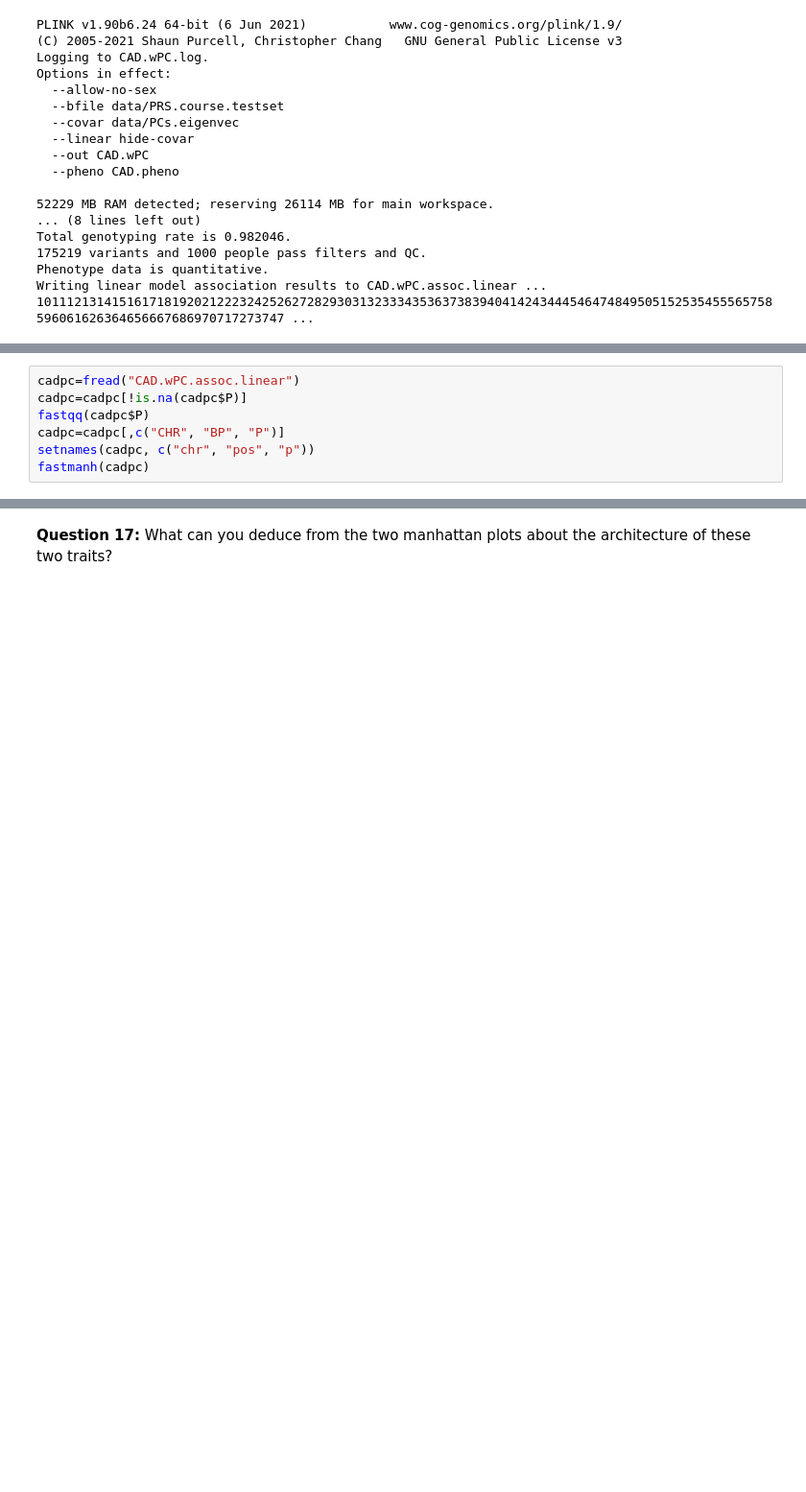
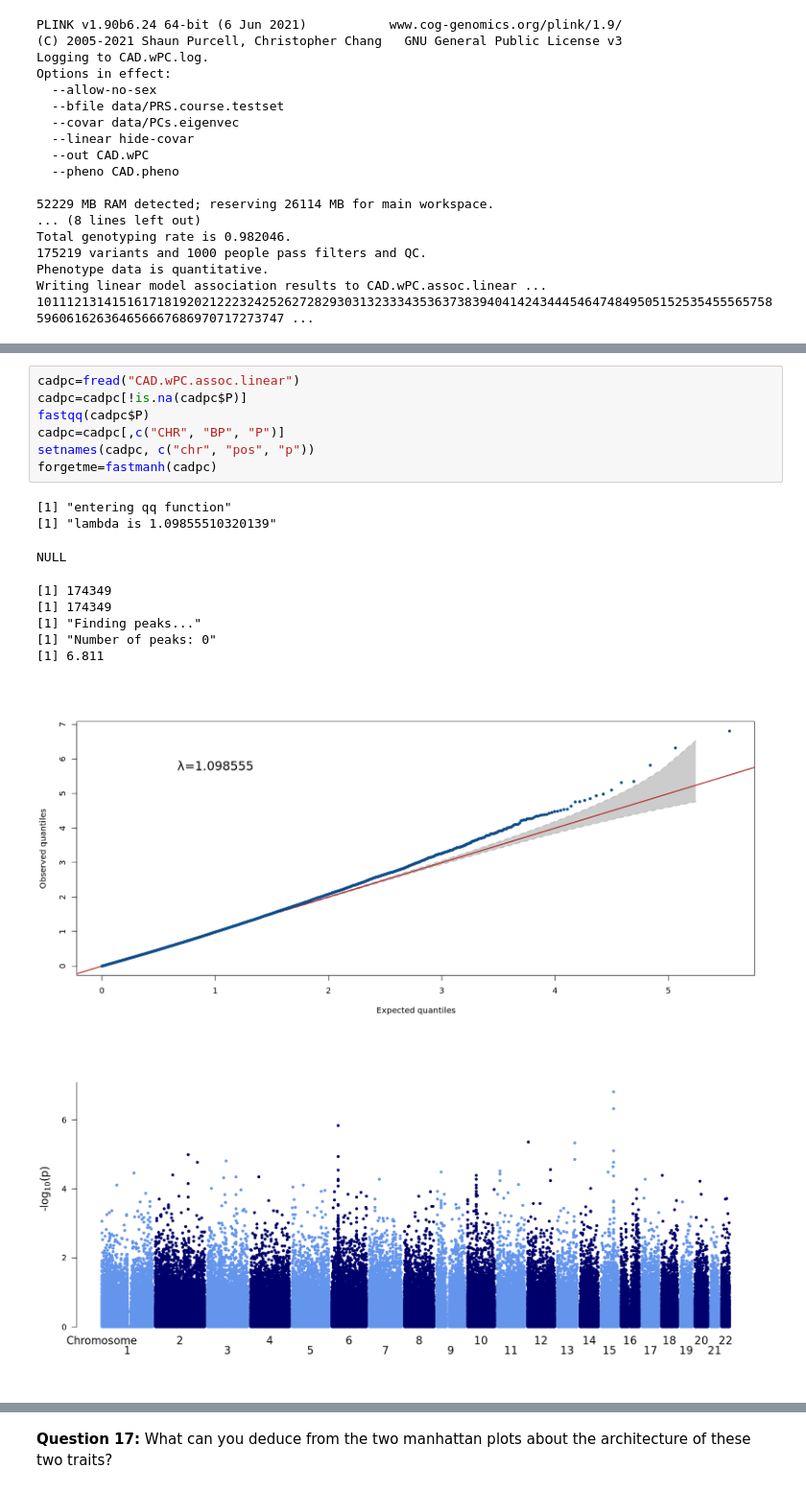
Before and after one commit to hmgu-itg/mybinder-TUM, a Jupyter notebook: Gagneur_PRS_Rversion.ipynb, the cells around one changed output, grey strips where cells are left out. Shown at 96% size. Drawn from its saved outputs; the diff is of its cells as text; blank space fills up the shorter version.

Commit message:
finish with graphs

```diff
--- a/Gagneur_PRS_Rversion.ipynb
+++ b/Gagneur_PRS_Rversion.ipynb
@@ -460,9 +478,20 @@ plink --pheno MEP1B.pheno --bfile data/PRS.course.testset --linear hide-covar --
 # %%
 cadpc=fread("CAD.wPC.assoc.linear")
 cadpc=cadpc[!is.na(cadpc$P)]
 fastqq(cadpc$P)
 cadpc=cadpc[,c("CHR", "BP", "P")]
 setnames(cadpc, c("chr", "pos", "p"))
-fastmanh(cadpc)
+forgetme=fastmanh(cadpc)
+# %% [output]
+[1] "entering qq function"
+[1] "lambda is 1.09855510320139"
+NULL
+[1] 174349
+[1] 174349
+[1] "Finding peaks..."
+[1] "Number of peaks: 0"
+[1] 6.811
+[figure, added]
+[figure, added]
 # %%
 meppc=fread("MEP1B.wPC.assoc.linear")
```
Also changed, not shown: parts of 4 cells of this notebook.
